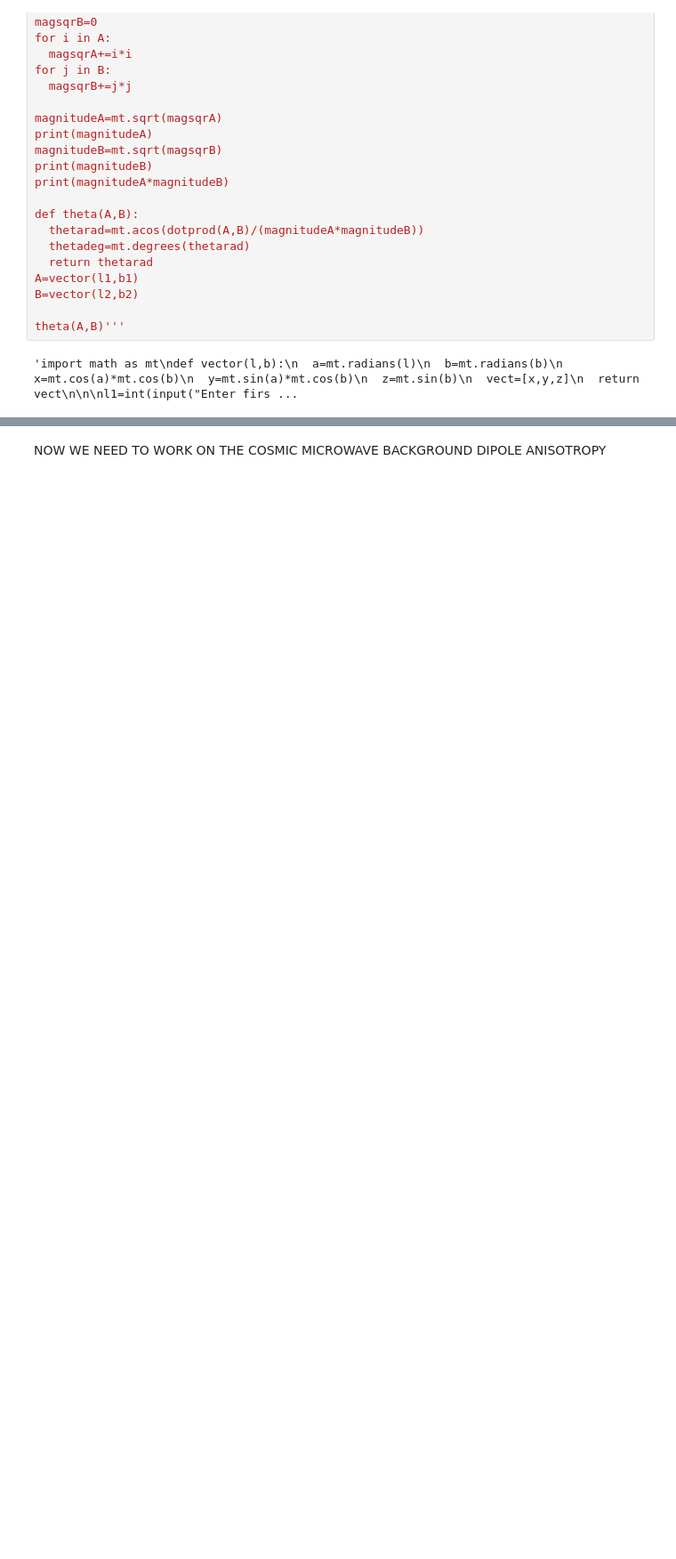
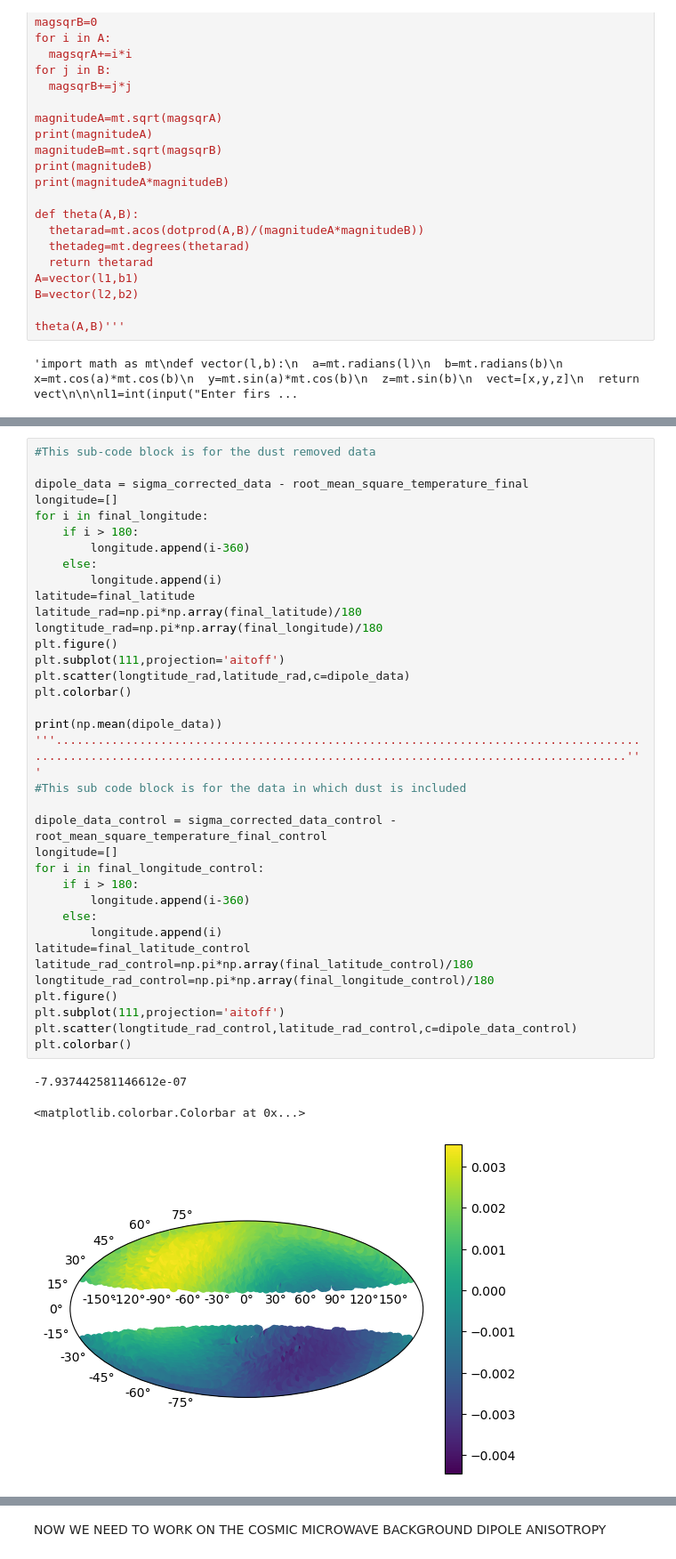
Before and after one commit to Soumomo/Motion-of-solar-system, a Jupyter notebook: Code/projectcoderefined.ipynb, the cells around one changed output, grey strips where cells are left out. Shown: that part at 89% size. Drawn from its saved outputs; the diff is of its cells as text; blank space fills up the shorter version.

```diff
--- a/Code/projectcoderefined.ipynb
+++ b/Code/projectcoderefined.ipynb
@@ -591 +599,41 @@ def costheta(l1,b1,l2,b2):
     return a+b+c
+# %%
+#This sub-code block is for the dust removed data
+
+dipole_data = sigma_corrected_data - root_mean_square_temperature_final
+longitude=[]
+for i in final_longitude:
+    if i > 180:
+        longitude.append(i-360)
+    else:
+        longitude.append(i)
+latitude=final_latitude
+latitude_rad=np.pi*np.array(final_latitude)/180
+longtitude_rad=np.pi*np.array(final_longitude)/180
+plt.figure()
+plt.subplot(111,projection='aitoff')
+plt.scatter(longtitude_rad,latitude_rad,c=dipole_data)
+plt.colorbar()
+
+print(np.mean(dipole_data))
+'''.........................................................................................................................................................................'''
+#This sub code block is for the data in which dust is included
+
+dipole_data_control = sigma_corrected_data_control - root_mean_square_temperature_final_control
+longitude=[]
+for i in final_longitude_control:
+    if i > 180:
+        longitude.append(i-360)
+    else:
+        longitude.append(i)
+latitude=final_latitude_control
+latitude_rad_control=np.pi*np.array(final_latitude_control)/180
+longtitude_rad_control=np.pi*np.array(final_longitude_control)/180
+plt.figure()
+plt.subplot(111,projection='aitoff')
+plt.scatter(longtitude_rad_control,latitude_rad_control,c=dipole_data_control)
+plt.colorbar()
+# %% [output]
+-7.937442581146612e-07
+<matplotlib.colorbar.Colorbar at 0x...>
+[figure, added]
```
Also changed, not shown: parts of 17 cells of this notebook, 2 other files.
